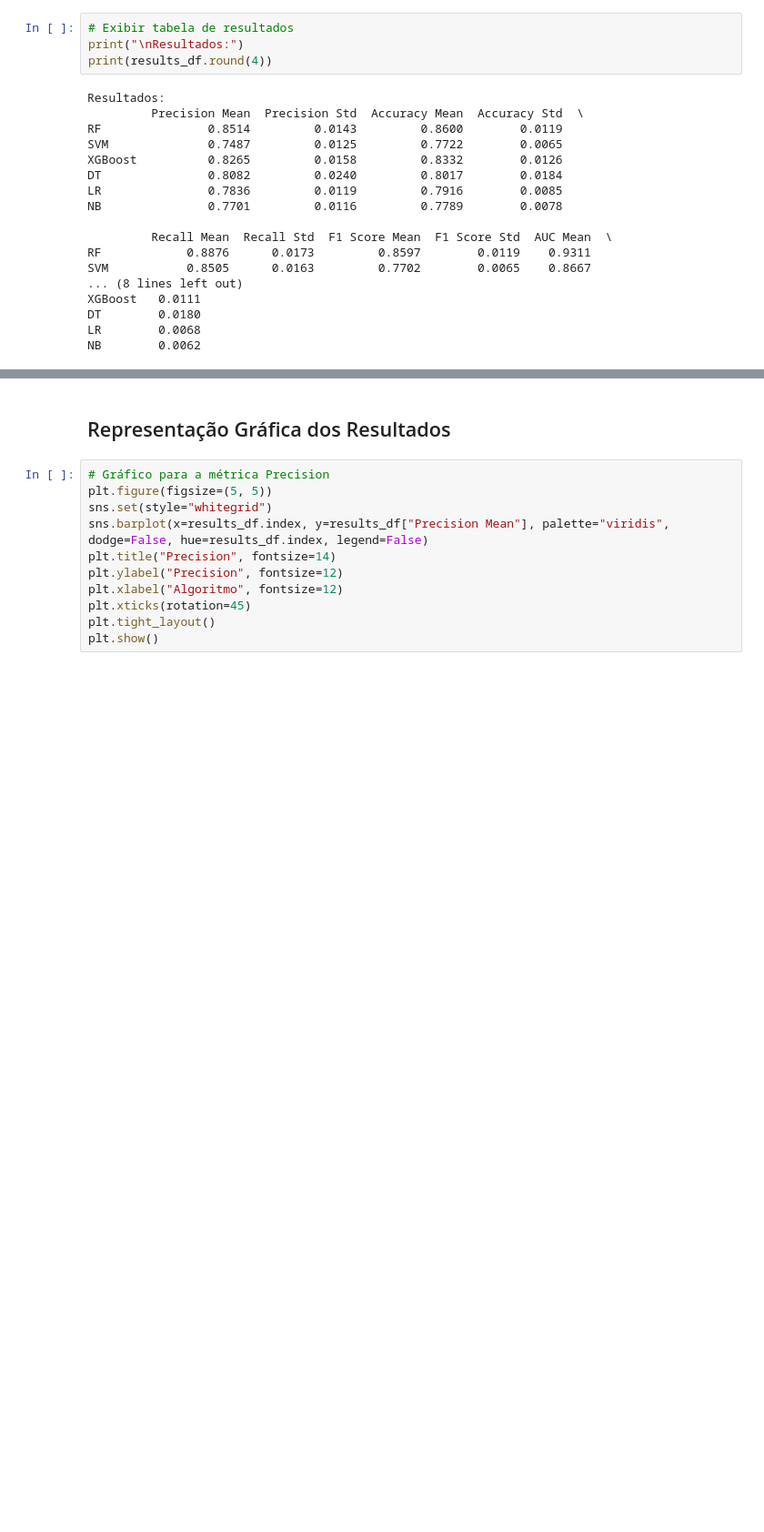
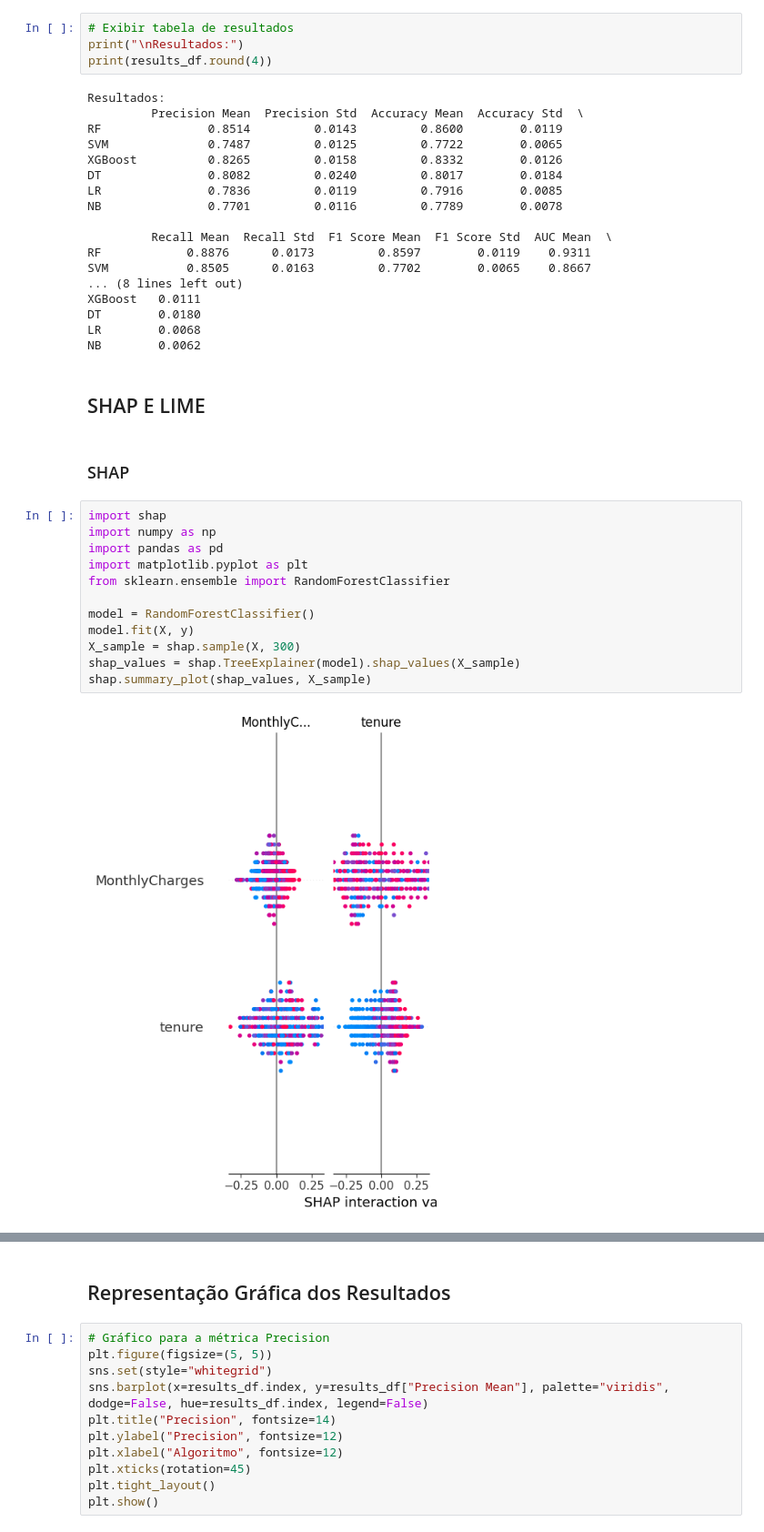
Before and after one commit to FranGoncal/ProjetoLEI, a Jupyter notebook: ibm_only.ipynb, the cells around one changed output, grey strips where cells are left out. Shown at 91% size. Drawn from its saved outputs; the diff is of its cells as text; blank space fills up the shorter version.

Commit message:
Shap e Lime, Otimização de Hiperparâmetros

```diff
--- a/ibm_only.ipynb
+++ b/ibm_only.ipynb
@@ -1051,3 +1062,21 @@ XGBoost   0.0111
 DT        0.0180
 LR        0.0068
 NB        0.0062
+# %% [markdown]
+## SHAP E LIME
+# %% [markdown]
+### SHAP
+# %%
+import shap
+import numpy as np
+import pandas as pd
+import matplotlib.pyplot as plt
+from sklearn.ensemble import RandomForestClassifier
+
+model = RandomForestClassifier()
+model.fit(X, y)
+X_sample = shap.sample(X, 300)
+shap_values = shap.TreeExplainer(model).shap_values(X_sample)
+shap.summary_plot(shap_values, X_sample)
+# %% [output]
+[figure, added]
```
Also changed, not shown: parts of 19 cells of this notebook, 1 other file.
